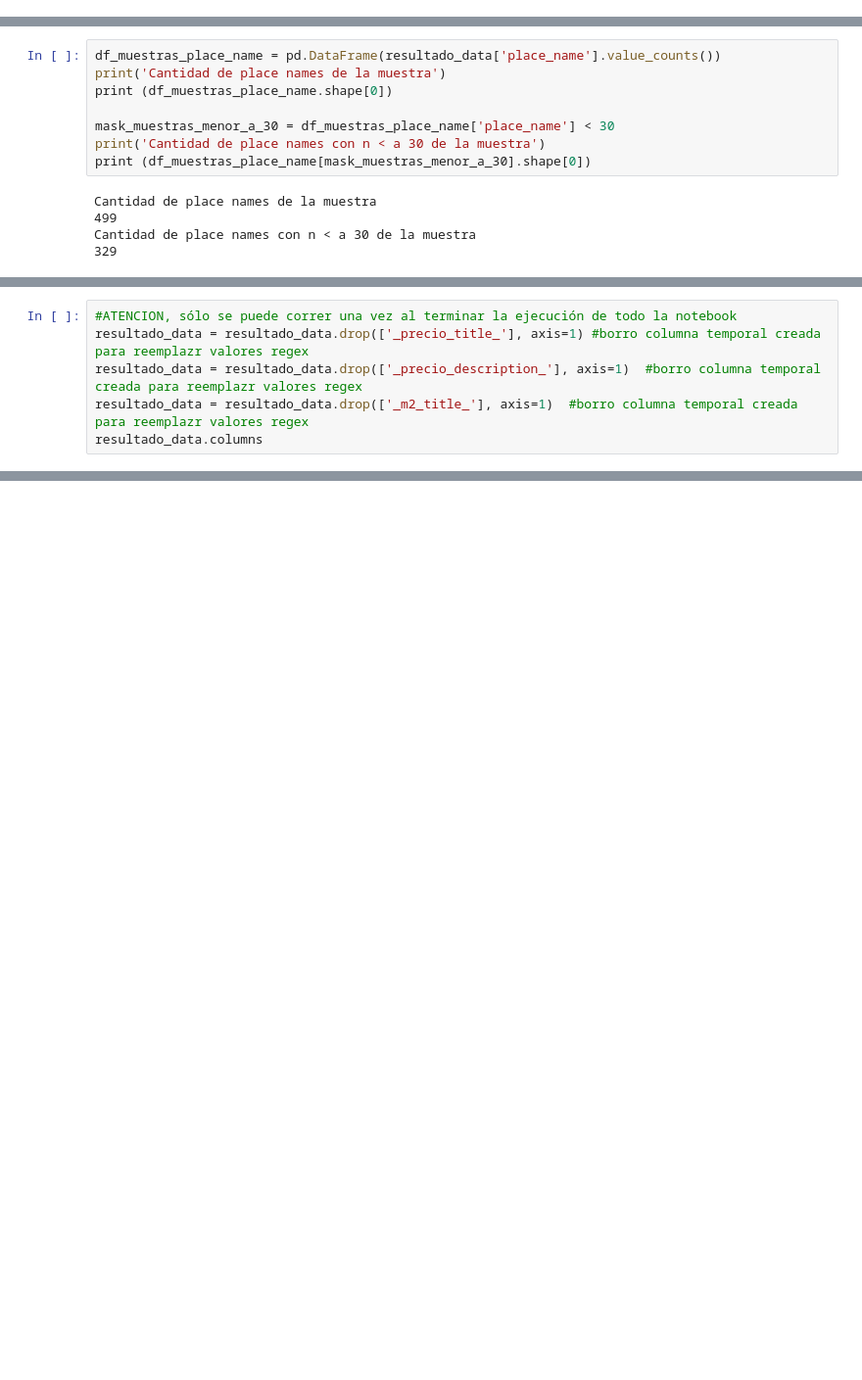
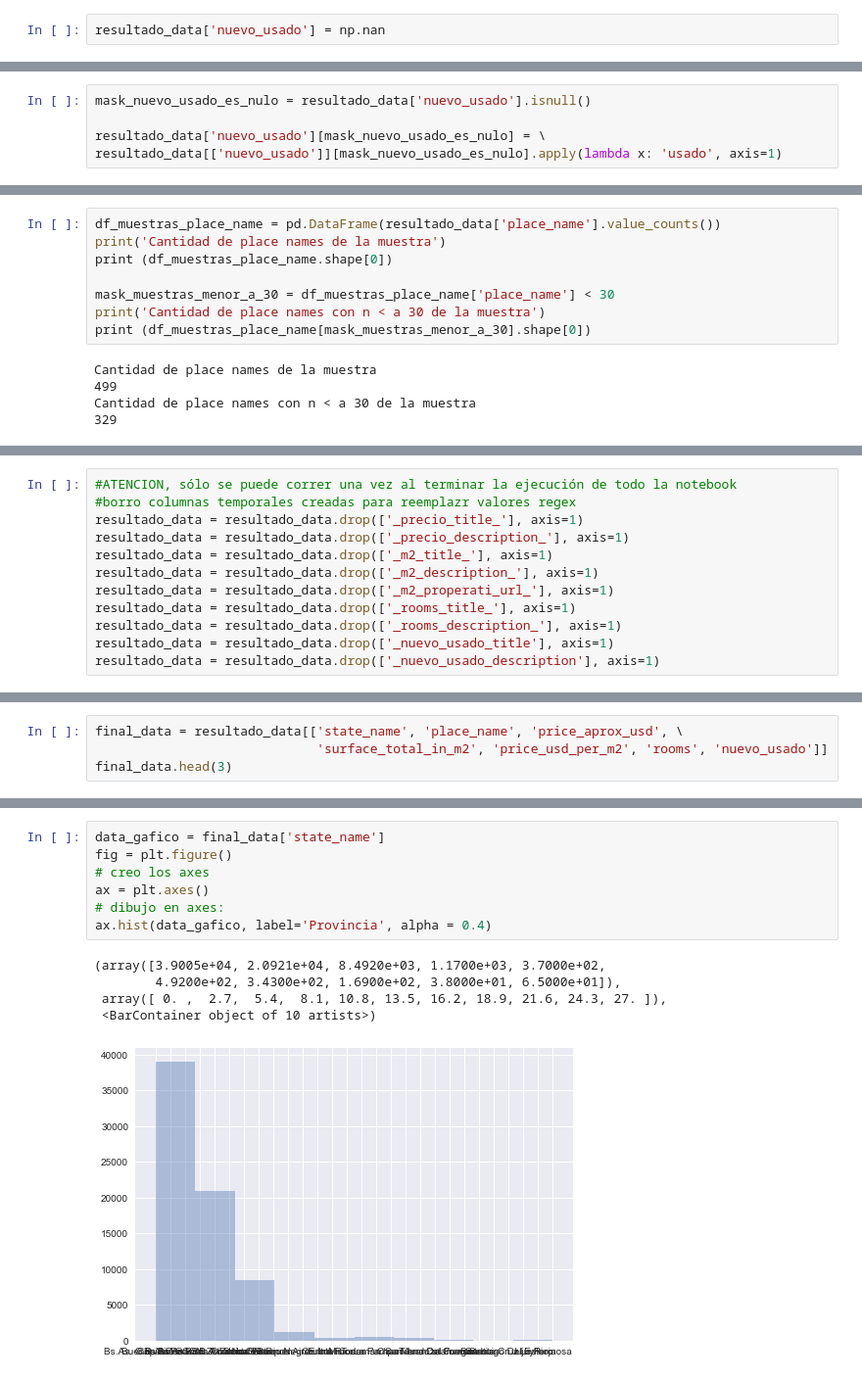
Before and after one commit to Sergio-Piazza/TP1_Grupo_7_Dhdsblend, a Jupyter notebook: Desafio_1_Grupo_7.ipynb, the cells around one changed output, grey strips where cells are left out. Shown: that part at 98% size. Saved outputs shown, nothing was run; the diff lists cells and outputs as text; blank space fills up the shorter version.

```diff
--- a/Desafio_1_Grupo_7.ipynb
+++ b/Desafio_1_Grupo_7.ipynb
@@ -1352,0 +1497,2 @@ Name: price_usd_per_m2, dtype: object
+# %%
+resultado_data['nuevo_usado'] = np.nan
@@ -1352,0 +1557,5 @@ Name: price_usd_per_m2, dtype: object
+# %%
+mask_nuevo_usado_es_nulo = resultado_data['nuevo_usado'].isnull()
+
+resultado_data['nuevo_usado'][mask_nuevo_usado_es_nulo] = \
+resultado_data[['nuevo_usado']][mask_nuevo_usado_es_nulo].apply(lambda x: 'usado', axis=1)
@@ -1377,10 +1599,16 @@ Index(['Unnamed: 0', 'operation', 'property_type', 'place_name',
       dtype='object')
 # %%
 #ATENCION, sólo se puede correr una vez al terminar la ejecución de todo la notebook
-resultado_data = resultado_data.drop(['_precio_title_'], axis=1) #borro columna temporal creada para reemplazr valores regex
-resultado_data = resultado_data.drop(['_precio_description_'], axis=1)  #borro columna temporal creada para reemplazr valores regex
-resultado_data = resultado_data.drop(['_m2_title_'], axis=1)  #borro columna temporal creada para reemplazr valores regex
-resultado_data.columns
+#borro columnas temporales creadas para reemplazr valores regex
+resultado_data = resultado_data.drop(['_precio_title_'], axis=1)
+resultado_data = resultado_data.drop(['_precio_description_'], axis=1)
+resultado_data = resultado_data.drop(['_m2_title_'], axis=1)
+resultado_data = resultado_data.drop(['_m2_description_'], axis=1)
+resultado_data = resultado_data.drop(['_m2_properati_url_'], axis=1)
+resultado_data = resultado_data.drop(['_rooms_title_'], axis=1)
+resultado_data = resultado_data.drop(['_rooms_description_'], axis=1)
+resultado_data = resultado_data.drop(['_nuevo_usado_title'], axis=1)
+resultado_data = resultado_data.drop(['_nuevo_usado_description'], axis=1)
 # %% [output]
 Index(['Unnamed: 0', 'operation', 'property_type', 'place_name',
        'place_with_parent_names', 'country_name', 'state_name', 'geonames_id',
@@ -1392,0 +1634,4 @@ Index(['Unnamed: 0', 'operation', 'property_type', 'place_name',
+# %%
+final_data = resultado_data[['state_name', 'place_name', 'price_aprox_usd', \
+                             'surface_total_in_m2', 'price_usd_per_m2', 'rooms', 'nuevo_usado']]
+final_data.head(3)
@@ -1394,0 +1687,13 @@ Index(['Unnamed: 0', 'operation', 'property_type', 'place_name',
+# %%
+data_gafico = final_data['state_name']
+fig = plt.figure()
+# creo los axes
+ax = plt.axes()
+# dibujo en axes:
+ax.hist(data_gafico, label='Provincia', alpha = 0.4)
+# %% [output]
+(array([3.9005e+04, 2.0921e+04, 8.4920e+03, 1.1700e+03, 3.7000e+02,
+        4.9200e+02, 3.4300e+02, 1.6900e+02, 3.8000e+01, 6.5000e+01]),
+ array([ 0. ,  2.7,  5.4,  8.1, 10.8, 13.5, 16.2, 18.9, 21.6, 24.3, 27. ]),
+ <BarContainer object of 10 artists>)
+[figure, added]
```
Also changed, not shown: parts of 46 cells of this notebook.
